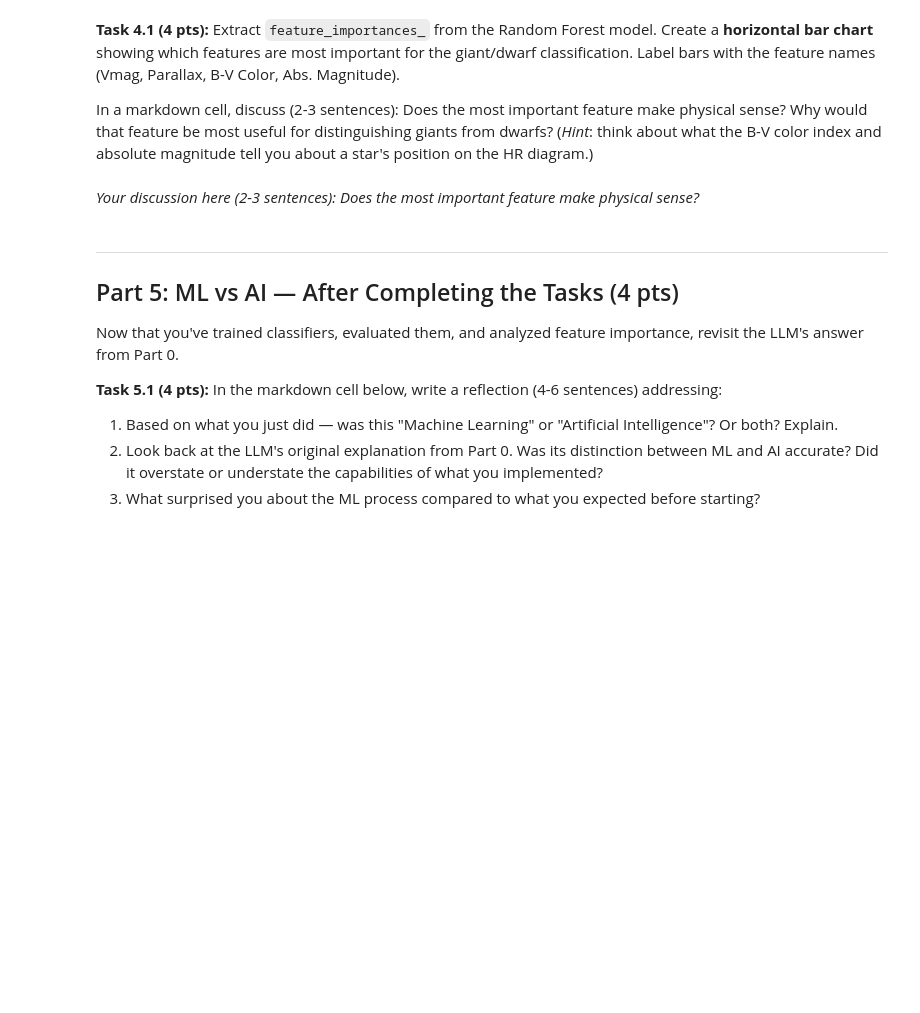
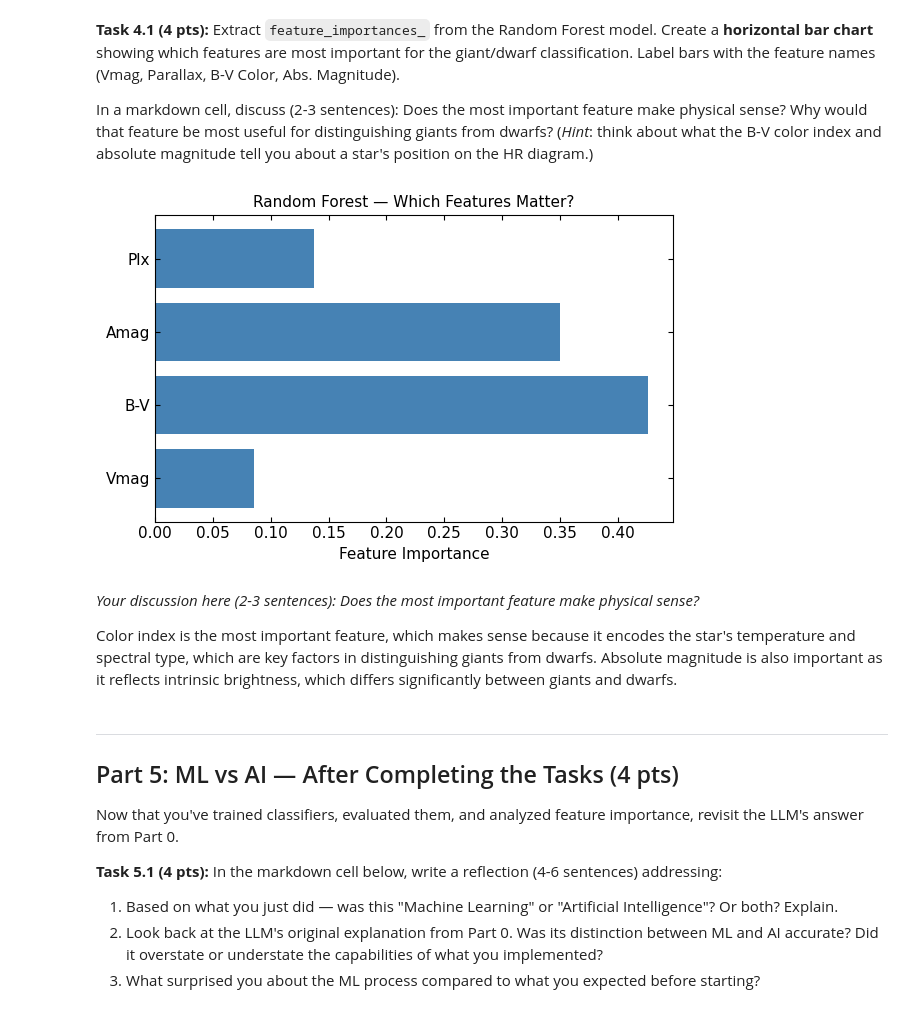
Before and after one commit to owenabbata/PHY386, a Jupyter notebook: 2026/HW/OwenAbbata/HW5.ipynb, the cells around one changed output. Saved outputs shown, nothing was run; the diff lists cells and outputs as text; code cells hidden in the pictures; blank space fills up the shorter version.

```diff
--- a/2026/HW/OwenAbbata/HW5.ipynb
+++ b/2026/HW/OwenAbbata/HW5.ipynb
@@ -641,0 +942,18 @@ Then try again with `StandardScaler` applied to the features (as shown in the wo
+# %%
+# Task 3.1: Your code here
+# KNN
+knn = KNeighborsClassifier(n_neighbors=5)
+knn.fit(X_train, y_train)
+print(f"KNN test accuracy (unscaled): {knn.score(X_test, y_test):.2f}")
+
+# StandardScaler
+scaler = StandardScaler()
+X_train_scaled = scaler.fit_transform(X_train)   # fit on training data only!
+X_test_scaled = scaler.transform(X_test)          # apply same transform to test data
+knn_scaled = KNeighborsClassifier(n_neighbors=5)
+knn_scaled.fit(X_train_scaled, y_train)
+print(f"KNN test accuracy (scaled):   {knn_scaled.score(X_test_scaled, y_test):.2f}")
+
+# There is a difference between the unscaled and scaled KNN accuracies, which highlights the importance of feature scaling for distance-based
+# algorithms. The scaled version typically performs better because it ensures that all features contribute equally to the distance calculations,
+# preventing features with larger ranges from dominating the model's decisions.
@@ -692,5 +1098,23 @@ In a markdown cell, discuss (2-3 sentences): Does the most important feature mak
-# %% [markdown]
-*Your discussion here (2-3 sentences): Does the most important feature make physical sense?*
+# %%
+# Task 4.1: Your code here
+# Feature importance from Random Forest
+feature_names = ['Vmag', 'B-V', 'Amag', 'Plx']
+importances = rf.feature_importances_
+fig, ax = plt.subplots()
+y_pos = range(len(feature_names))
+ax.barh(y_pos, importances, color='steelblue')
+ax.set_yticks(y_pos)
+ax.set_yticklabels(feature_names)
+ax.set_xlabel('Feature Importance')
+ax.set_title('Random Forest — Which Features Matter?')
+plt.tight_layout()
+plt.show()
+# %% [output]
+[figure, added]
+# %% [markdown]
+*Your discussion here (2-3 sentences): Does the most important feature make physical sense?*
+
+Color index is the most important feature, which makes sense because it encodes the star's temperature and spectral type, which are key factors in distinguishing giants from dwarfs. Absolute magnitude is also important as it reflects intrinsic brightness, which differs significantly between giants and dwarfs.
 # %% [markdown]
 ---
 
```
Also changed, not shown: parts of 23 cells of this notebook.
